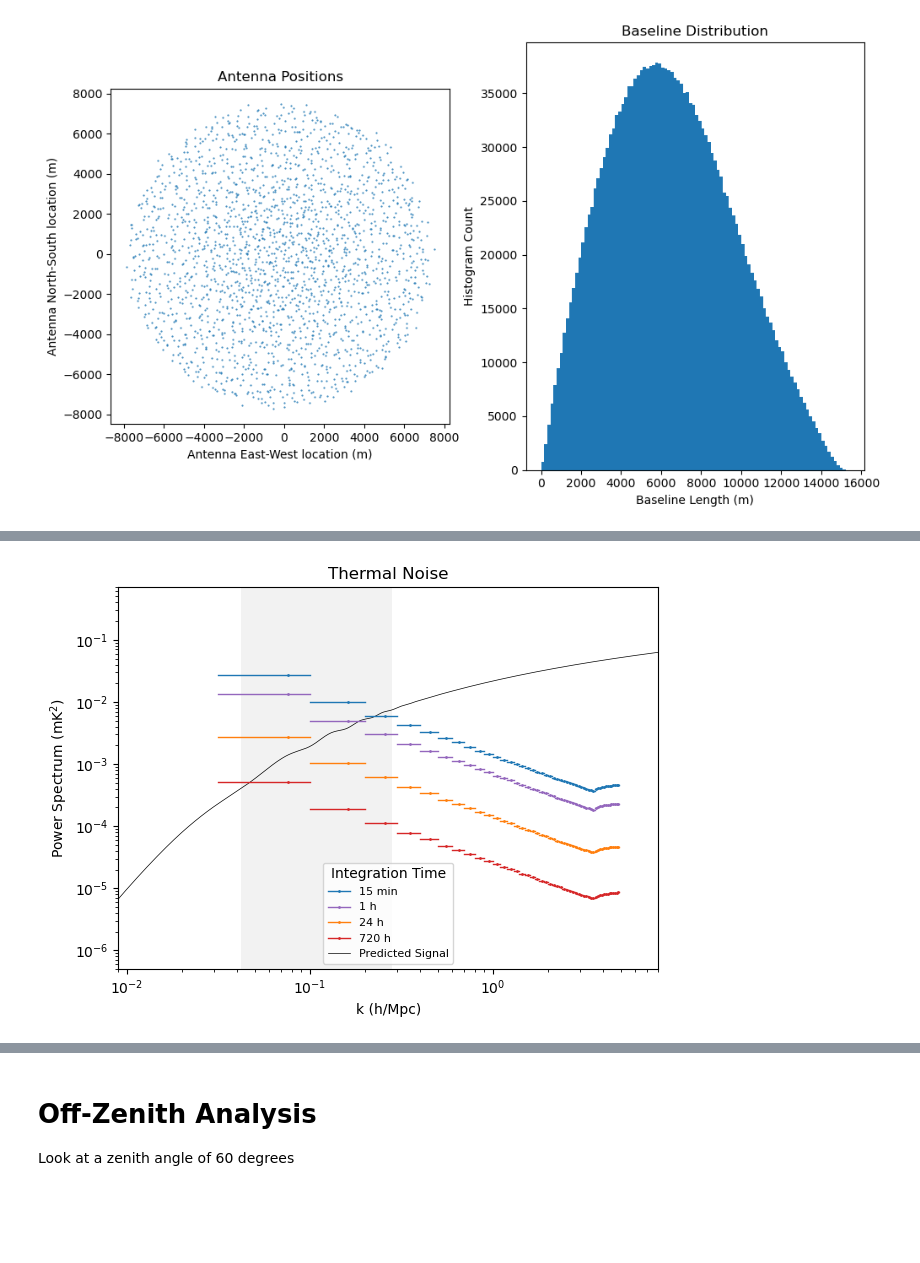
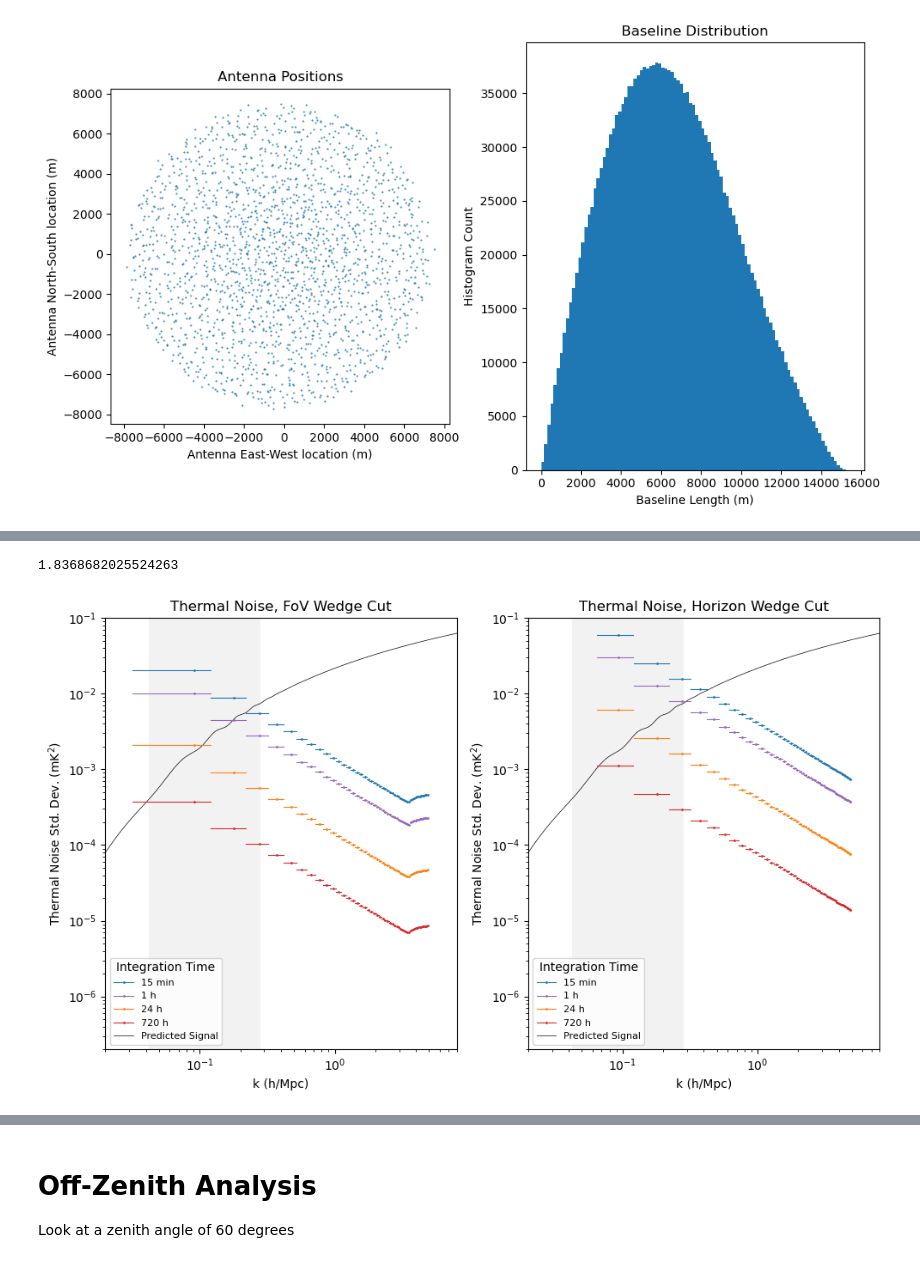
Before and after one commit to rlbyrne/PSsensitivity, a Jupyter notebook: plot_DSA2000_sensitivity.ipynb, the cells around one changed output, grey strips where cells are left out. Cells and saved outputs as stored; diff of their text form; code cells hidden in the pictures; blank space fills up the shorter version.

```diff
--- a/plot_DSA2000_sensitivity.ipynb
+++ b/plot_DSA2000_sensitivity.ipynb
@@ -198,3 +201,7 @@ print(field_of_view_radius)
+# %%
+print(field_of_view_radius)
+# %% [output]
+1.8368682025524263
 # %%
 # Load CAMB power spectrum data
 f = open("camb_49591724_matterpower_z0.5.dat", "r")
@@ -213,52 +220,67 @@ ps_model = array_sensitivity.matter_ps_to_21cm_ps_conversion(
 # %%
 plot_integration_times_h = [.25, 1, 24, 720]
 colors = ['tab:blue','tab:purple','tab:orange','tab:red']
 legend_labels = [
     "15 min",
     "1 h",
     "24 h",
     "720 h",
     "Predicted Signal",
 ]
-xrange = [.9e-2, 8]
-yrange = [5e-7, 7e-1]
+xrange = [2e-2, 8]
+yrange = [2e-7, 1e-1]
 
-legend_lines = [Line2D([0], [0], linewidth=1, marker="o", markersize=1, color=color) for color in colors]
+legend_lines = [Line2D([0], [0], linewidth=0.8, marker="o", markersize=1, color=color) for color in colors]
 legend_lines = legend_lines + [Line2D([0], [0], linewidth=0.5, marker="none", color="black")]
 
-# Plot theory line
-plt.plot(model_k_axis, ps_model, color="black", marker="none", linewidth=0.5)
+fig, ax = plt.subplots(nrows=1, ncols=2, figsize=(10,6))
 
-# Plot BAO scales
-plt.fill_between(bao_scales_k, [yrange[0], yrange[0]], [yrange[1], yrange[1]], color="grey", alpha=.1, linewidth=0)
+for wedge_cut_ind in range(2):
+    if wedge_cut_ind == 0:
+        use_binned_ps_variance = binned_ps_variance_fov_cut
+        use_true_bin_centers = true_bin_centers_fov_cut
+        use_true_bin_edges = true_bin_edges_fov_cut
+        title = "Thermal Noise, FoV Wedge Cut"
+    else:
+        use_binned_ps_variance = binned_ps_variance_horizon_cut
+        use_true_bin_centers = true_bin_centers_horizon_cut
+        use_true_bin_edges = true_bin_edges_horizon_cut
+        title = "Thermal Noise, Horizon Wedge Cut"
 
-for int_time_ind, int_time in enumerate(plot_integration_times_h):
-    plot_vals = np.sqrt(binned_ps_variance * .25 / int_time)
-    plt.plot(
-        true_bin_centers,
-        plot_vals,
-        marker="o", markersize=1, linewidth=0,
-        color=colors[int_time_ind],
-    )
-    for bin_ind in range(len(plot_vals)):
-        plt.plot(
-            true_bin_edges[bin_ind, :],
-            [plot_vals[bin_ind], plot_vals[bin_ind]],
-            marker="none",
-            linewidth=1,
+    # Plot theory line
+    ax[wedge_cut_ind].plot(model_k_axis, ps_model, color="black", marker="none", linewidth=0.5)
+
+    # Plot BAO scales
+    ax[wedge_cut_ind].fill_between(bao_scales_k, [yrange[0], yrange[0]], [yrange[1], yrange[1]], color="grey", alpha=.1, linewidth=0)
+
+    for int_time_ind, int_time in enumerate(plot_integration_times_h):
+        plot_vals = np.sqrt(use_binned_ps_variance * .25 / int_time)
+        ax[wedge_cut_ind].plot(
+            use_true_bin_centers,
+            plot_vals,
+            marker="o", markersize=1, linewidth=0,
             color=colors[int_time_ind],
         )
-plt.yscale("log")
-plt.xscale("log")
-plt.xlim(xrange)
-plt.ylim(yrange)
-plt.xlabel("k (h/Mpc)")
-plt.ylabel("Power Spectrum (mK$^2$)")
-plt.legend(legend_lines, legend_labels, prop={'size': 8}, title="Integration Time")
-plt.title("Thermal Noise")
+        for bin_ind in range(len(plot_vals)):
+            ax[wedge_cut_ind].plot(
+                use_true_bin_edges[bin_ind, :],
+                [plot_vals[bin_ind], plot_vals[bin_ind]],
+                marker="none",
+                linewidth=0.8,
+                color=colors[int_time_ind],
+            )
+    ax[wedge_cut_ind].set_yscale("log")
+    ax[wedge_cut_ind].set_xscale("log")
+    ax[wedge_cut_ind].set_xlim(xrange)
+    ax[wedge_cut_ind].set_ylim(yrange)
+    ax[wedge_cut_ind].set_xlabel("k (h/Mpc)")
+    ax[wedge_cut_ind].set_ylabel("Thermal Noise Std. Dev. (mK$^2$)")
+    ax[wedge_cut_ind].legend(legend_lines, legend_labels, prop={'size': 8}, title="Integration Time")
+    ax[wedge_cut_ind].set_title(title)
+
 plt.tight_layout()
 plt.savefig("plots/thermal_noise_stddev.png")
 plt.show()
 # %% [output]
-[figure, old version]
+[figure, new version]
 # %%
```
Also changed, not shown: parts of 24 cells of this notebook, 5 other files.
